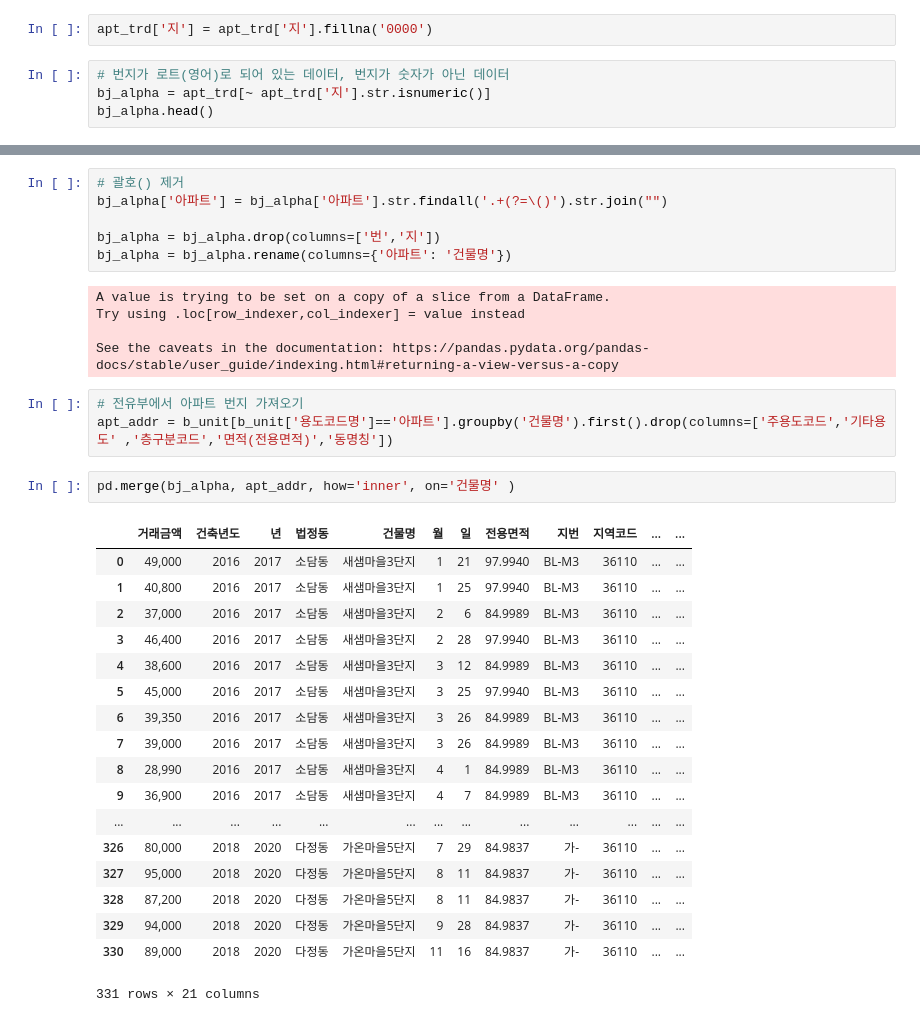
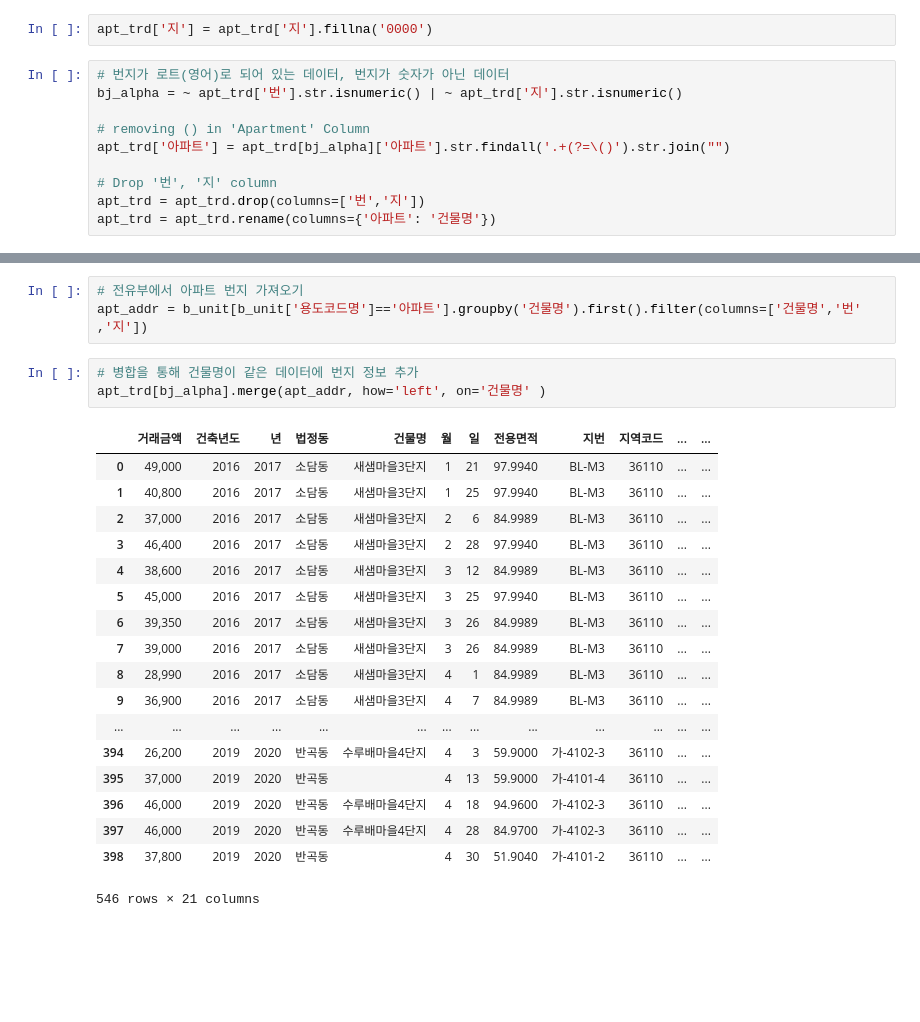
Before and after one commit to metterian/sejong-house-market-analyse, a Jupyter notebook: data_foundation.ipynb, the cells around one changed output, grey strips where cells are left out. Drawn from its saved outputs; the diff is of its cells as text; blank space fills up the shorter version.

Commit message:
fix: change merge left column

```diff
--- a/data_foundation.ipynb
+++ b/data_foundation.ipynb
@@ -204,5 +227,11 @@ apt_trd['지'] = apt_trd['지번'].str.split('-').str[1]
 apt_trd['지'] = apt_trd['지'].fillna('0000')
 # %%
 # 번지가 로트(영어)로 되어 있는 데이터, 번지가 숫자가 아닌 데이터
-bj_alpha = apt_trd[~ apt_trd['지'].str.isnumeric()]
-bj_alpha.head()
+bj_alpha = ~ apt_trd['번'].str.isnumeric() | ~ apt_trd['지'].str.isnumeric()
+
+# removing () in 'Apartment' Column
+apt_trd['아파트'] = apt_trd[bj_alpha]['아파트'].str.findall('.+(?=\()').str.join("")
+
+# Drop '번', '지' column
+apt_trd = apt_trd.drop(columns=['번','지'])
+apt_trd = apt_trd.rename(columns={'아파트': '건물명'})
@@ -216,35 +238,25 @@ bj_alpha.head()
-# %%
-# 괄호() 제거
-bj_alpha['아파트'] = bj_alpha['아파트'].str.findall('.+(?=\()').str.join("")
-
-bj_alpha = bj_alpha.drop(columns=['번','지'])
-bj_alpha = bj_alpha.rename(columns={'아파트': '건물명'})
-# %% [output]
-A value is trying to be set on a copy of a slice from a DataFrame.
-Try using .loc[row_indexer,col_indexer] = value instead
-
-See the caveats in the documentation: https://pandas.pydata.org/pandas-docs/stable/user_guide/indexing.html#returning-a-view-versus-a-copy
 # %%
 # 전유부에서 아파트 번지 가져오기
-apt_addr = b_unit[b_unit['용도코드명']=='아파트'].groupby('건물명').first().drop(columns=['주용도코드','기타용도' ,'층구분코드','면적(전용면적)','동명칭'])
+apt_addr = b_unit[b_unit['용도코드명']=='아파트'].groupby('건물명').first().filter(columns=['건물명','번' ,'지'])
-# %%
-pd.merge(bj_alpha, apt_addr, how='inner', on='건물명' )
-# %% [output]
-|  | 거래금액 | 건축년도 | 년 | 법정동 | 건물명 | 월 | 일 | 전용면적 | 지번 | 지역코드 | ... | ... |
-| 0 | 49,000 | 2016 | 2017 | 소담동 | 새샘마을3단지 | 1 | 21 | 97.9940 | BL-M3 | 36110 | ... | ... |
-| 1 | 40,800 | 2016 | 2017 | 소담동 | 새샘마을3단지 | 1 | 25 | 97.9940 | BL-M3 | 36110 | ... | ... |
-| 2 | 37,000 | 2016 | 2017 | 소담동 | 새샘마을3단지 | 2 | 6 | 84.9989 | BL-M3 | 36110 | ... | ... |
-| 3 | 46,400 | 2016 | 2017 | 소담동 | 새샘마을3단지 | 2 | 28 | 97.9940 | BL-M3 | 36110 | ... | ... |
-| 4 | 38,600 | 2016 | 2017 | 소담동 | 새샘마을3단지 | 3 | 12 | 84.9989 | BL-M3 | 36110 | ... | ... |
-| 5 | 45,000 | 2016 | 2017 | 소담동 | 새샘마을3단지 | 3 | 25 | 97.9940 | BL-M3 | 36110 | ... | ... |
-| 6 | 39,350 | 2016 | 2017 | 소담동 | 새샘마을3단지 | 3 | 26 | 84.9989 | BL-M3 | 36110 | ... | ... |
-| 7 | 39,000 | 2016 | 2017 | 소담동 | 새샘마을3단지 | 3 | 26 | 84.9989 | BL-M3 | 36110 | ... | ... |
-| 8 | 28,990 | 2016 | 2017 | 소담동 | 새샘마을3단지 | 4 | 1 | 84.9989 | BL-M3 | 36110 | ... | ... |
-| 9 | 36,900 | 2016 | 2017 | 소담동 | 새샘마을3단지 | 4 | 7 | 84.9989 | BL-M3 | 36110 | ... | ... |
-| ... | ... | ... | ... | ... | ... | ... | ... | ... | ... | ... | ... | ... |
-| 326 | 80,000 | 2018 | 2020 | 다정동 | 가온마을5단지 | 7 | 29 | 84.9837 | 가- | 36110 | ... | ... |
-| 327 | 95,000 | 2018 | 2020 | 다정동 | 가온마을5단지 | 8 | 11 | 84.9837 | 가- | 36110 | ... | ... |
-| 328 | 87,200 | 2018 | 2020 | 다정동 | 가온마을5단지 | 8 | 11 | 84.9837 | 가- | 36110 | ... | ... |
-| 329 | 94,000 | 2018 | 2020 | 다정동 | 가온마을5단지 | 9 | 28 | 84.9837 | 가- | 36110 | ... | ... |
-| 330 | 89,000 | 2018 | 2020 | 다정동 | 가온마을5단지 | 11 | 16 | 84.9837 | 가- | 36110 | ... | ... |
-331 rows × 21 columns
+# %%
+# 병합을 통해 건물명이 같은 데이터에 번지 정보 추가
+apt_trd[bj_alpha].merge(apt_addr, how='left', on='건물명' )
+# %% [output]
+|  | 거래금액 | 건축년도 | 년 | 법정동 | 건물명 | 월 | 일 | 전용면적 | 지번 | 지역코드 | ... | ... |
+| 0 | 49,000 | 2016 | 2017 | 소담동 | 새샘마을3단지 | 1 | 21 | 97.9940 | BL-M3 | 36110 | ... | ... |
+| 1 | 40,800 | 2016 | 2017 | 소담동 | 새샘마을3단지 | 1 | 25 | 97.9940 | BL-M3 | 36110 | ... | ... |
+| 2 | 37,000 | 2016 | 2017 | 소담동 | 새샘마을3단지 | 2 | 6 | 84.9989 | BL-M3 | 36110 | ... | ... |
+| 3 | 46,400 | 2016 | 2017 | 소담동 | 새샘마을3단지 | 2 | 28 | 97.9940 | BL-M3 | 36110 | ... | ... |
+| 4 | 38,600 | 2016 | 2017 | 소담동 | 새샘마을3단지 | 3 | 12 | 84.9989 | BL-M3 | 36110 | ... | ... |
+| 5 | 45,000 | 2016 | 2017 | 소담동 | 새샘마을3단지 | 3 | 25 | 97.9940 | BL-M3 | 36110 | ... | ... |
+| 6 | 39,350 | 2016 | 2017 | 소담동 | 새샘마을3단지 | 3 | 26 | 84.9989 | BL-M3 | 36110 | ... | ... |
+| 7 | 39,000 | 2016 | 2017 | 소담동 | 새샘마을3단지 | 3 | 26 | 84.9989 | BL-M3 | 36110 | ... | ... |
+| 8 | 28,990 | 2016 | 2017 | 소담동 | 새샘마을3단지 | 4 | 1 | 84.9989 | BL-M3 | 36110 | ... | ... |
+| 9 | 36,900 | 2016 | 2017 | 소담동 | 새샘마을3단지 | 4 | 7 | 84.9989 | BL-M3 | 36110 | ... | ... |
+| ... | ... | ... | ... | ... | ... | ... | ... | ... | ... | ... | ... | ... |
+| 394 | 26,200 | 2019 | 2020 | 반곡동 | 수루배마을4단지 | 4 | 3 | 59.9000 | 가-4102-3 | 36110 | ... | ... |
+| 395 | 37,000 | 2019 | 2020 | 반곡동 |  | 4 | 13 | 59.9000 | 가-4101-4 | 36110 | ... | ... |
+| 396 | 46,000 | 2019 | 2020 | 반곡동 | 수루배마을4단지 | 4 | 18 | 94.9600 | 가-4102-3 | 36110 | ... | ... |
+| 397 | 46,000 | 2019 | 2020 | 반곡동 | 수루배마을4단지 | 4 | 28 | 84.9700 | 가-4102-3 | 36110 | ... | ... |
+| 398 | 37,800 | 2019 | 2020 | 반곡동 |  | 4 | 30 | 51.9040 | 가-4101-2 | 36110 | ... | ... |
+546 rows × 21 columns
```
Also changed, not shown: parts of 2 cells of this notebook.
